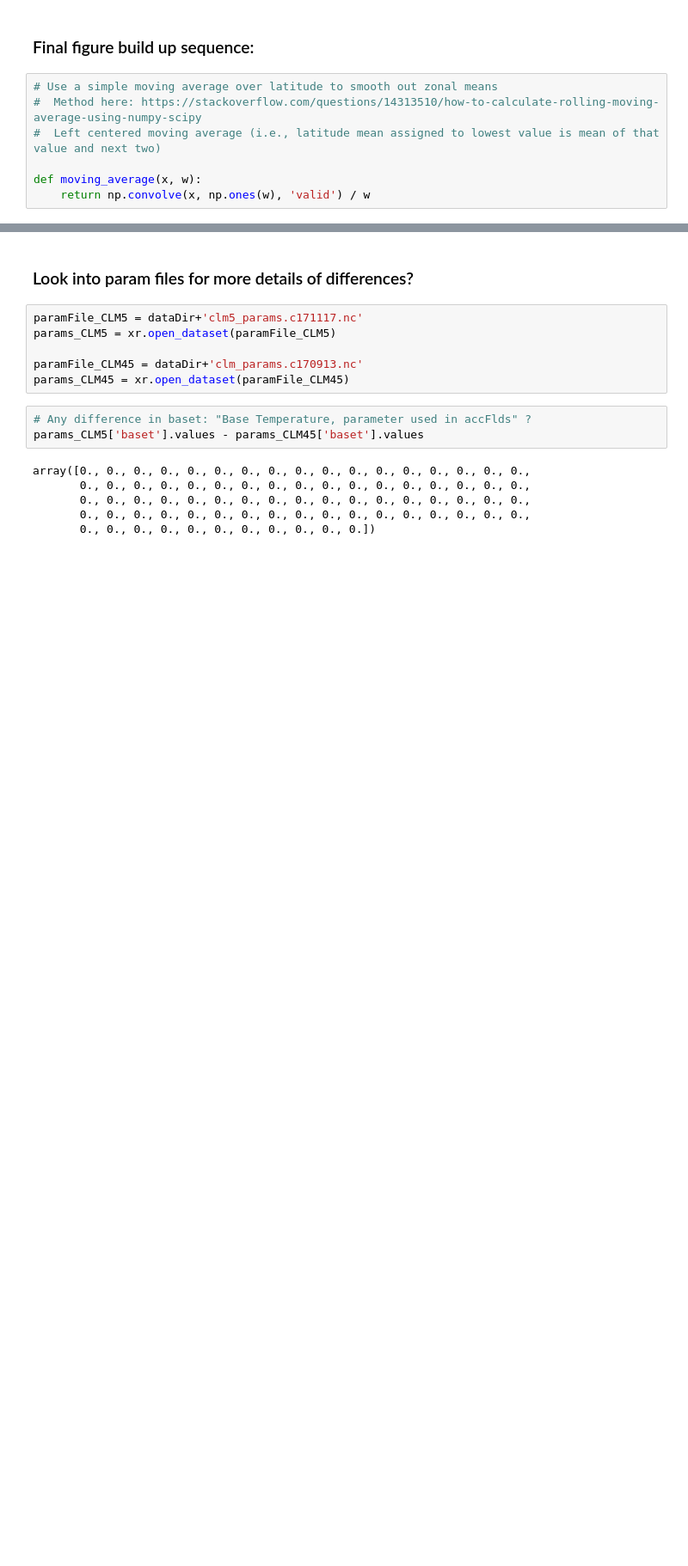
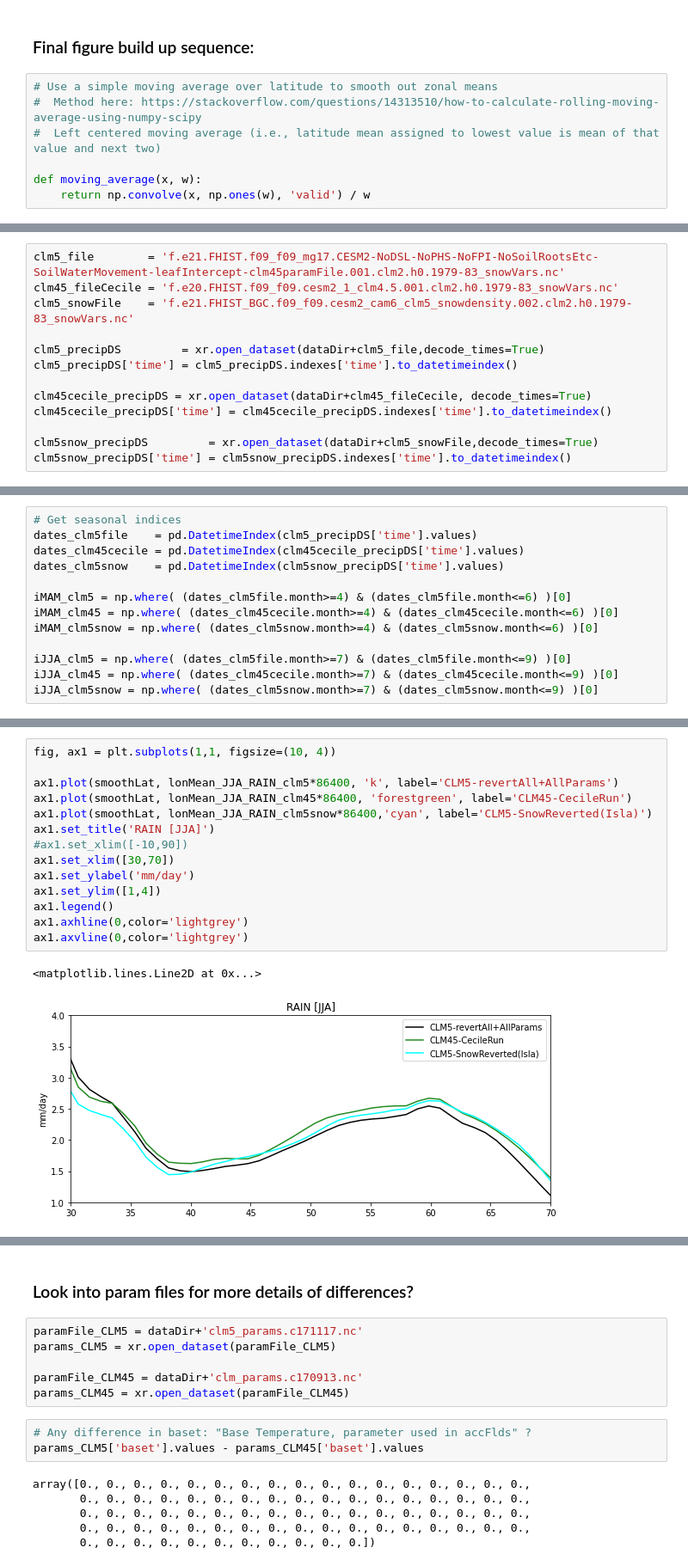
Before and after one commit to megandevlan/Coupling_CAM6CLM5, a Jupyter notebook: CouplingIndex_ModelVersionSensitivity_V2.ipynb, the cells around one changed output, grey strips where cells are left out. Shown at 86% size. Drawn from its saved outputs; the diff is of its cells as text; blank space fills up the shorter version.

```diff
--- a/CouplingIndex_ModelVersionSensitivity_V2.ipynb
+++ b/CouplingIndex_ModelVersionSensitivity_V2.ipynb
@@ -2466,0 +2372,13 @@ axs[1].set_ylim([-20,4])
+# %%
+clm5_file        = 'f.e21.FHIST.f09_f09_mg17.CESM2-NoDSL-NoPHS-NoFPI-NoSoilRootsEtc-SoilWaterMovement-leafIntercept-clm45paramFile.001.clm2.h0.1979-83_snowVars.nc'
+clm45_fileCecile = 'f.e20.FHIST.f09_f09.cesm2_1_clm4.5.001.clm2.h0.1979-83_snowVars.nc'
+clm5_snowFile    = 'f.e21.FHIST_BGC.f09_f09.cesm2_cam6_clm5_snowdensity.002.clm2.h0.1979-83_snowVars.nc'
+
+clm5_precipDS         = xr.open_dataset(dataDir+clm5_file,decode_times=True)
+clm5_precipDS['time'] = clm5_precipDS.indexes['time'].to_datetimeindex()
+
+clm45cecile_precipDS = xr.open_dataset(dataDir+clm45_fileCecile, decode_times=True)
+clm45cecile_precipDS['time'] = clm45cecile_precipDS.indexes['time'].to_datetimeindex()
+
+clm5snow_precipDS         = xr.open_dataset(dataDir+clm5_snowFile,decode_times=True)
+clm5snow_precipDS['time'] = clm5snow_precipDS.indexes['time'].to_datetimeindex()
@@ -2466,0 +2403,13 @@ axs[1].set_ylim([-20,4])
+# %%
+# Get seasonal indices
+dates_clm5file    = pd.DatetimeIndex(clm5_precipDS['time'].values)
+dates_clm45cecile = pd.DatetimeIndex(clm45cecile_precipDS['time'].values)
+dates_clm5snow    = pd.DatetimeIndex(clm5snow_precipDS['time'].values)
+
+iMAM_clm5 = np.where( (dates_clm5file.month>=4) & (dates_clm5file.month<=6) )[0]
+iMAM_clm45 = np.where( (dates_clm45cecile.month>=4) & (dates_clm45cecile.month<=6) )[0]
+iMAM_clm5snow = np.where( (dates_clm5snow.month>=4) & (dates_clm5snow.month<=6) )[0]
+
+iJJA_clm5 = np.where( (dates_clm5file.month>=7) & (dates_clm5file.month<=9) )[0]
+iJJA_clm45 = np.where( (dates_clm45cecile.month>=7) & (dates_clm45cecile.month<=9) )[0]
+iJJA_clm5snow = np.where( (dates_clm5snow.month>=7) & (dates_clm5snow.month<=9) )[0]
@@ -2466,0 +2451,17 @@ axs[1].set_ylim([-20,4])
+# %%
+fig, ax1 = plt.subplots(1,1, figsize=(10, 4))
+
+ax1.plot(smoothLat, lonMean_JJA_RAIN_clm5*86400, 'k', label='CLM5-revertAll+AllParams')
+ax1.plot(smoothLat, lonMean_JJA_RAIN_clm45*86400, 'forestgreen', label='CLM45-CecileRun')
+ax1.plot(smoothLat, lonMean_JJA_RAIN_clm5snow*86400,'cyan', label='CLM5-SnowReverted(Isla)')
+ax1.set_title('RAIN [JJA]')
+#ax1.set_xlim([-10,90])
+ax1.set_xlim([30,70])
+ax1.set_ylabel('mm/day')
+ax1.set_ylim([1,4])
+ax1.legend()
+ax1.axhline(0,color='lightgrey')
+ax1.axvline(0,color='lightgrey')
+# %% [output]
+<matplotlib.lines.Line2D at 0x...>
+[figure, added]
```
Also changed, not shown: parts of 22 cells of this notebook.
